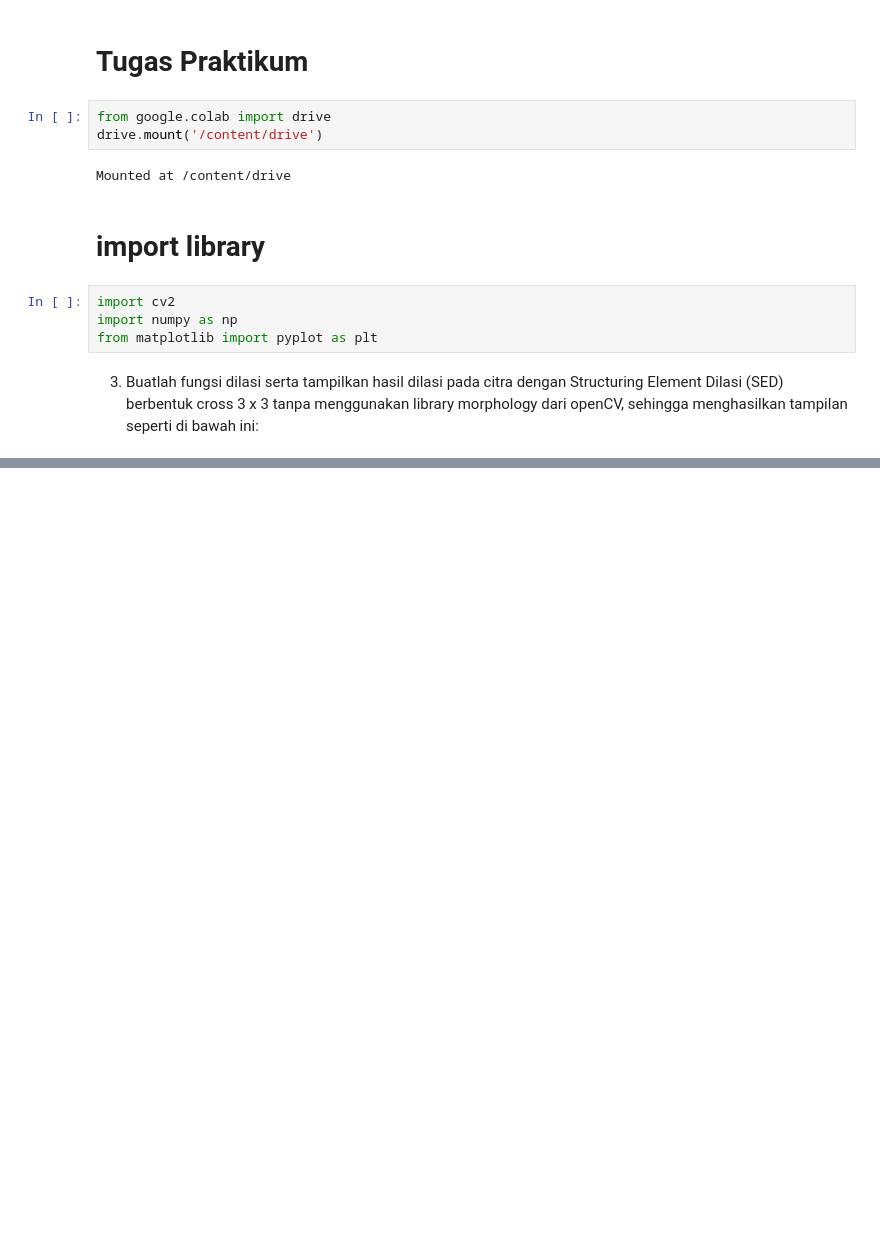
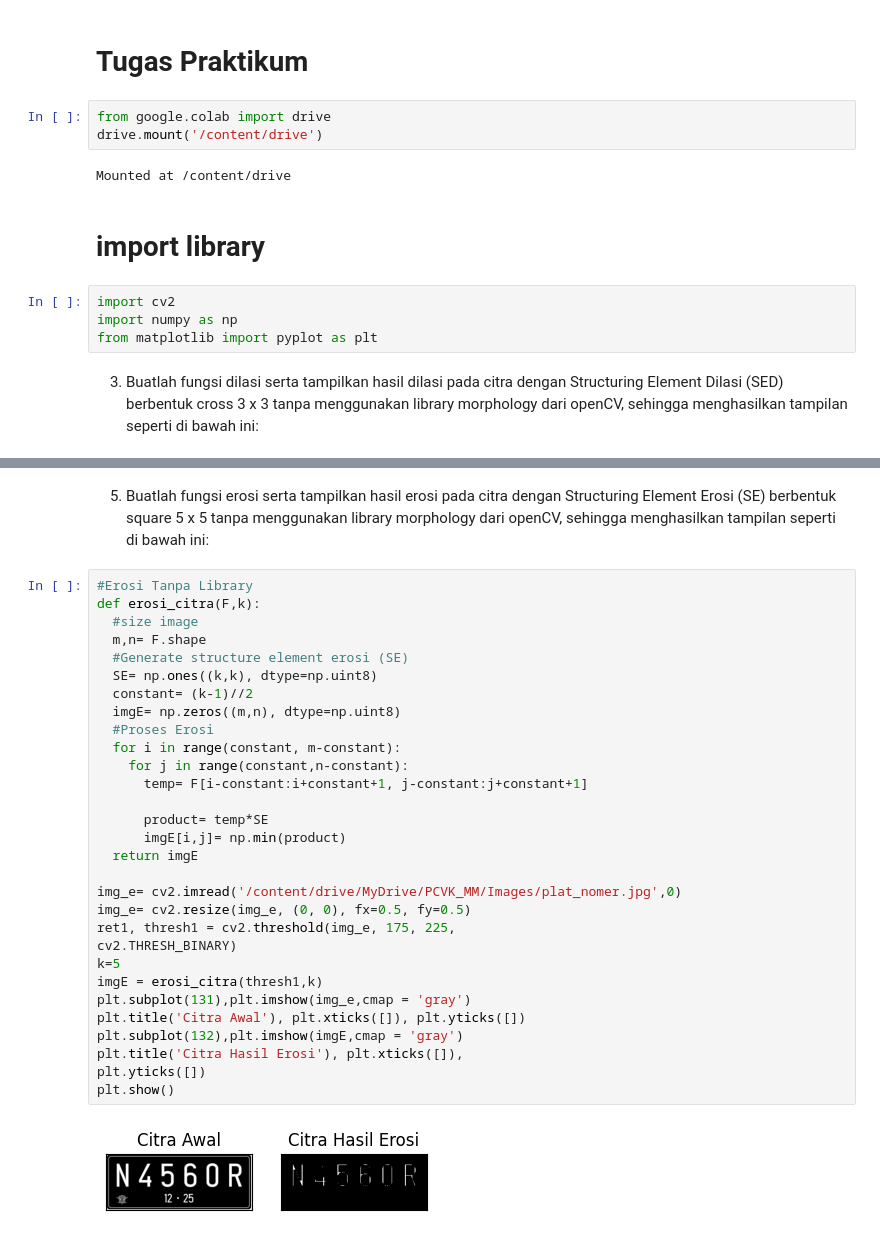
Before and after one commit to edoaurahman/PCVK, a Jupyter notebook: Week9.ipynb, the cells around one changed output, grey strips where cells are left out. Drawn from its saved outputs; the diff is of its cells as text; blank space fills up the shorter version.

```diff
--- a/Week9.ipynb
+++ b/Week9.ipynb
@@ -47,0 +67,36 @@ plt.show()
+# %% [markdown]
+5. Buatlah fungsi erosi serta tampilkan hasil erosi pada citra dengan Structuring Element
+Erosi (SE) berbentuk square 5 x 5 tanpa menggunakan library morphology dari
+openCV, sehingga menghasilkan tampilan seperti di bawah ini:
+# %%
+#Erosi Tanpa Library
+def erosi_citra(F,k):
+  #size image
+  m,n= F.shape
+  #Generate structure element erosi (SE)
+  SE= np.ones((k,k), dtype=np.uint8)
+  constant= (k-1)//2
+  imgE= np.zeros((m,n), dtype=np.uint8)
+  #Proses Erosi
+  for i in range(constant, m-constant):
+    for j in range(constant,n-constant):
+      temp= F[i-constant:i+constant+1, j-constant:j+constant+1]
+
+      product= temp*SE
+      imgE[i,j]= np.min(product)
+  return imgE
+
+img_e= cv2.imread('/content/drive/MyDrive/PCVK_MM/Images/plat_nomer.jpg',0)
+img_e= cv2.resize(img_e, (0, 0), fx=0.5, fy=0.5)
+ret1, thresh1 = cv2.threshold(img_e, 175, 225,
+cv2.THRESH_BINARY)
+k=5
+imgE = erosi_citra(thresh1,k)
+plt.subplot(131),plt.imshow(img_e,cmap = 'gray')
+plt.title('Citra Awal'), plt.xticks([]), plt.yticks([])
+plt.subplot(132),plt.imshow(imgE,cmap = 'gray')
+plt.title('Citra Hasil Erosi'), plt.xticks([]),
+plt.yticks([])
+plt.show()
+# %% [output]
+[figure, added]
```
Also changed, not shown: parts of 5 cells of this notebook.
